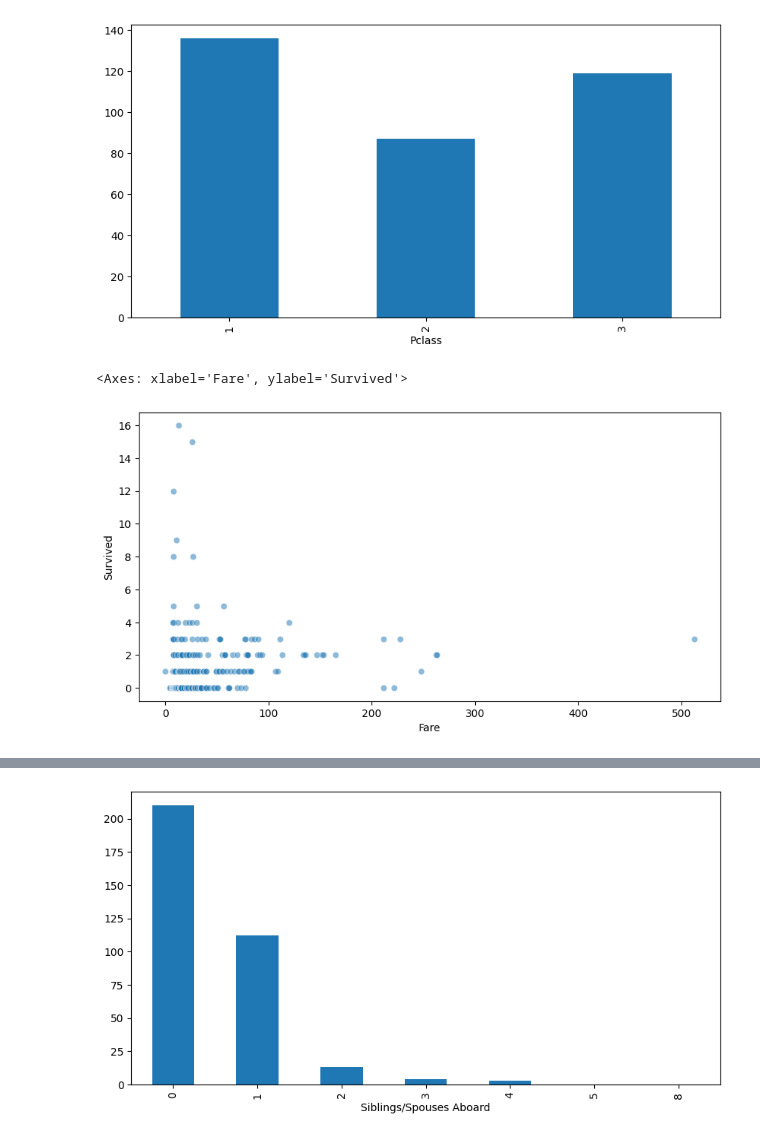
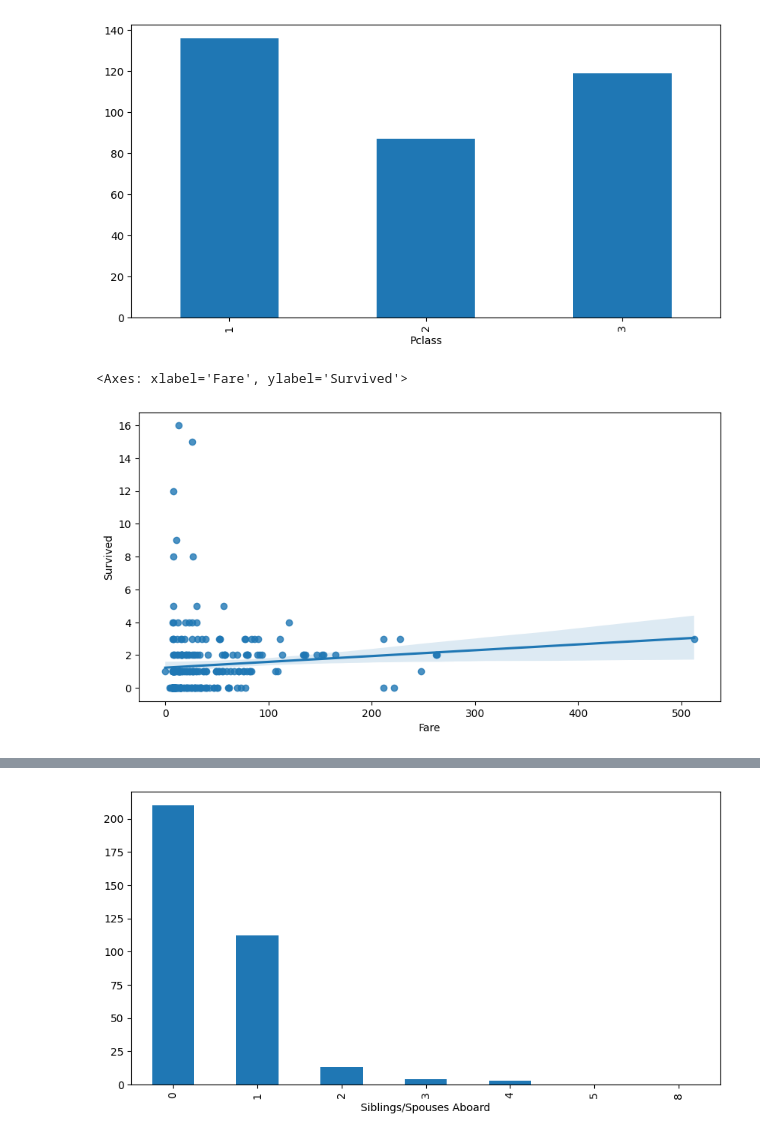
Before and after one commit to Elma-dev/ritanic_data_analyse, a Jupyter notebook: titanc_analyse.ipynb, the cells around one changed output, grey strips where cells are left out. Saved outputs shown, nothing was run; the diff lists cells and outputs as text; code cells hidden in the pictures.

```diff
--- a/titanc_analyse.ipynb
+++ b/titanc_analyse.ipynb
@@ -95,13 +97,13 @@ data.groupby('Pclass').Survived.sum().plot.bar()
 plt.show()
 # %% [output]
 [figure]
-# %%
-#Fare Vs Survived
-fare_srv=data.groupby('Fare').Survived.sum().reset_index()
-sns.scatterplot(data=fare_srv,x='Fare',y='Survived',alpha=0.5)
-# %% [output]
-<Axes: xlabel='Fare', ylabel='Survived'>
-[figure, removed]
+# %%
+fare_srv=data.groupby('Fare').Survived.sum().to_frame().reset_index()
+# %%
+sns.regplot(data=fare_srv,x='Fare',y='Survived')
+# %% [output]
+<Axes: xlabel='Fare', ylabel='Survived'>
+[figure, added]
 # %%
 px.histogram(data_frame=fare_srv,x='Fare',y='Survived')
 # %% [output]
```
Also changed, not shown: parts of 23 cells of this notebook.
